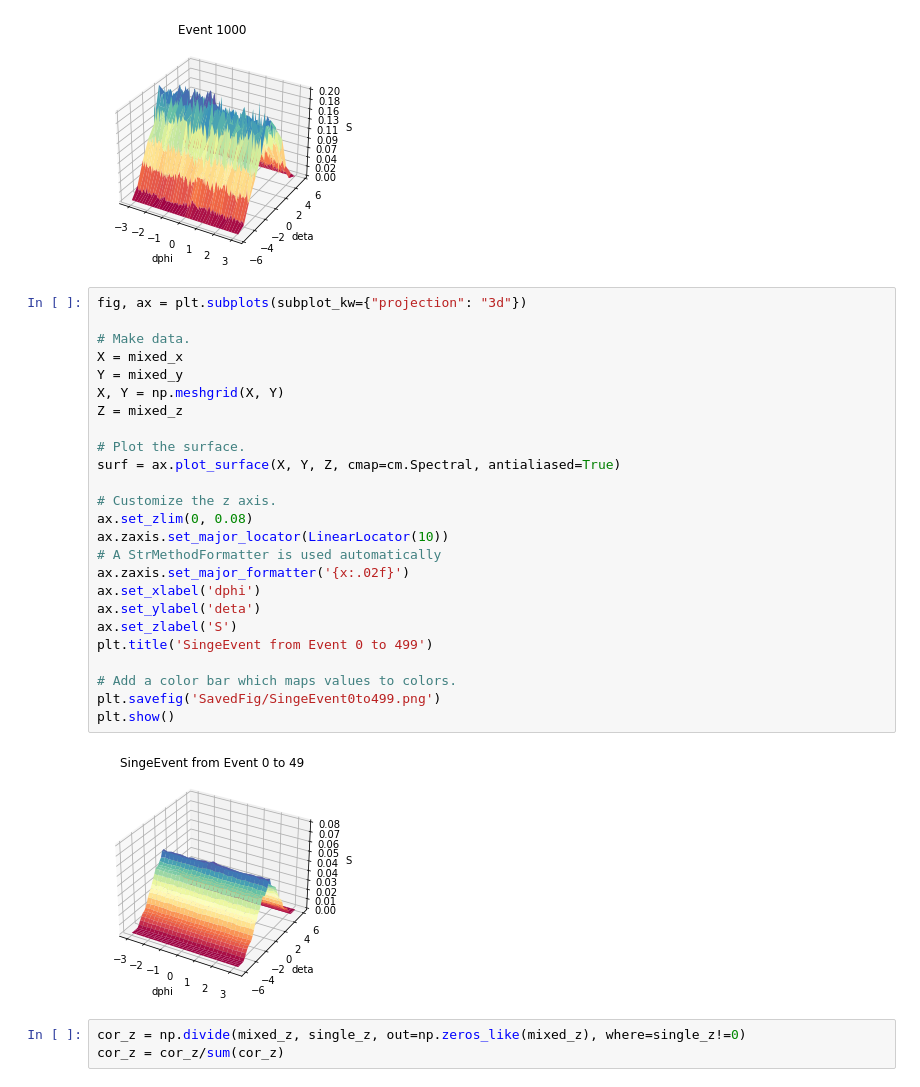
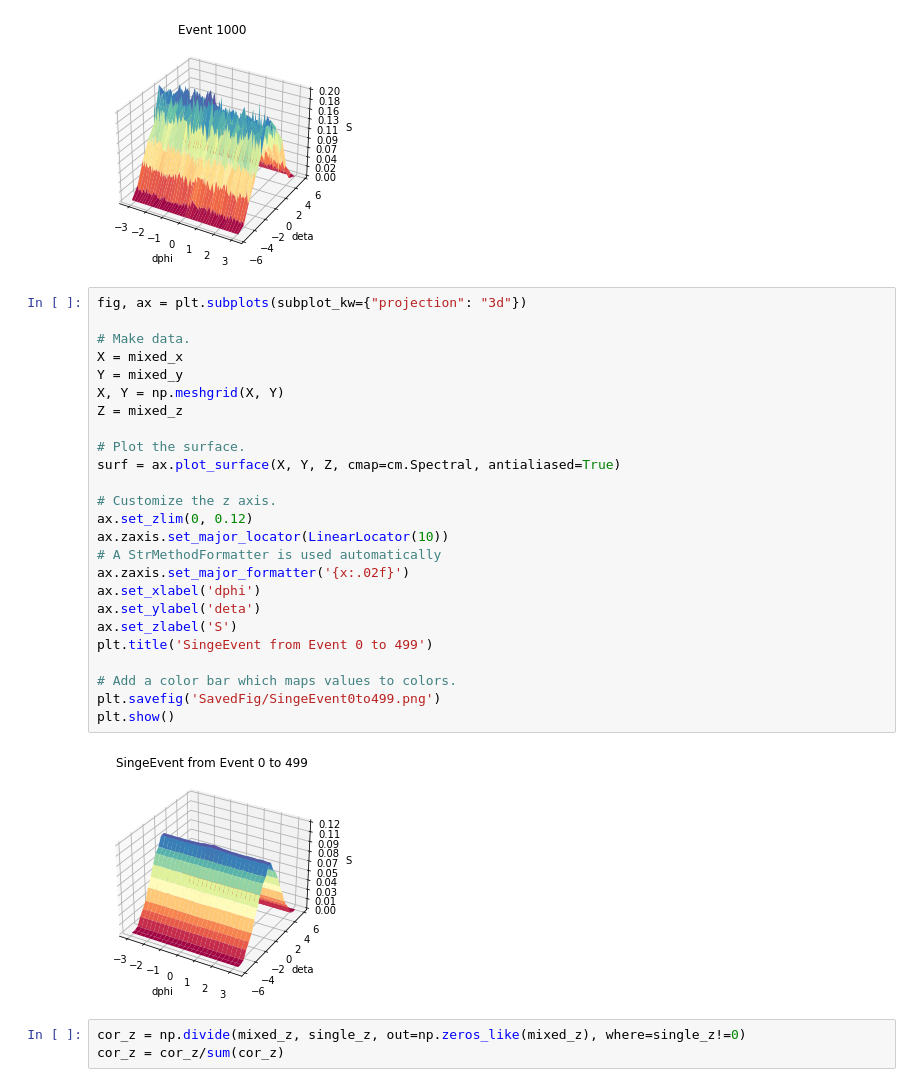
Before and after one commit to HarryWang0619/CIS_May_FinalProject, a Jupyter notebook: jul15.ipynb, the cells around one changed output. Cells and saved outputs as stored; diff of their text form.

```diff
--- a/jul15.ipynb
+++ b/jul15.ipynb
@@ -92,30 +102,30 @@ plt.show()
 # %%
 fig, ax = plt.subplots(subplot_kw={"projection": "3d"})
 
 # Make data.
 X = mixed_x
 Y = mixed_y
 X, Y = np.meshgrid(X, Y)
 Z = mixed_z
 
 # Plot the surface.
 surf = ax.plot_surface(X, Y, Z, cmap=cm.Spectral, antialiased=True)
 
 # Customize the z axis.
-ax.set_zlim(0, 0.08)
+ax.set_zlim(0, 0.12)
 ax.zaxis.set_major_locator(LinearLocator(10))
 # A StrMethodFormatter is used automatically
 ax.zaxis.set_major_formatter('{x:.02f}')
 ax.set_xlabel('dphi')
 ax.set_ylabel('deta')
 ax.set_zlabel('S')
 plt.title('SingeEvent from Event 0 to 499')
 
 # Add a color bar which maps values to colors.
 plt.savefig('SavedFig/SingeEvent0to499.png')
 plt.show()
 # %% [output]
-[figure, old version]
+[figure, new version]
 # %%
 cor_z = np.divide(mixed_z, single_z, out=np.zeros_like(mixed_z), where=single_z!=0)
 cor_z = cor_z/sum(cor_z)
```
Also changed, not shown: parts of 1 cell of this notebook.
